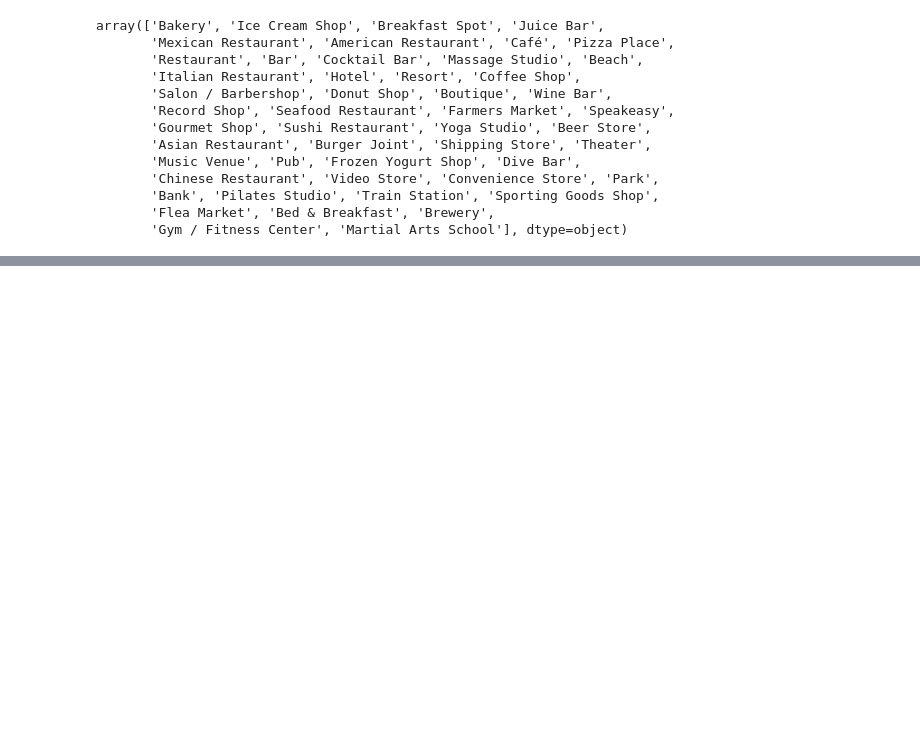
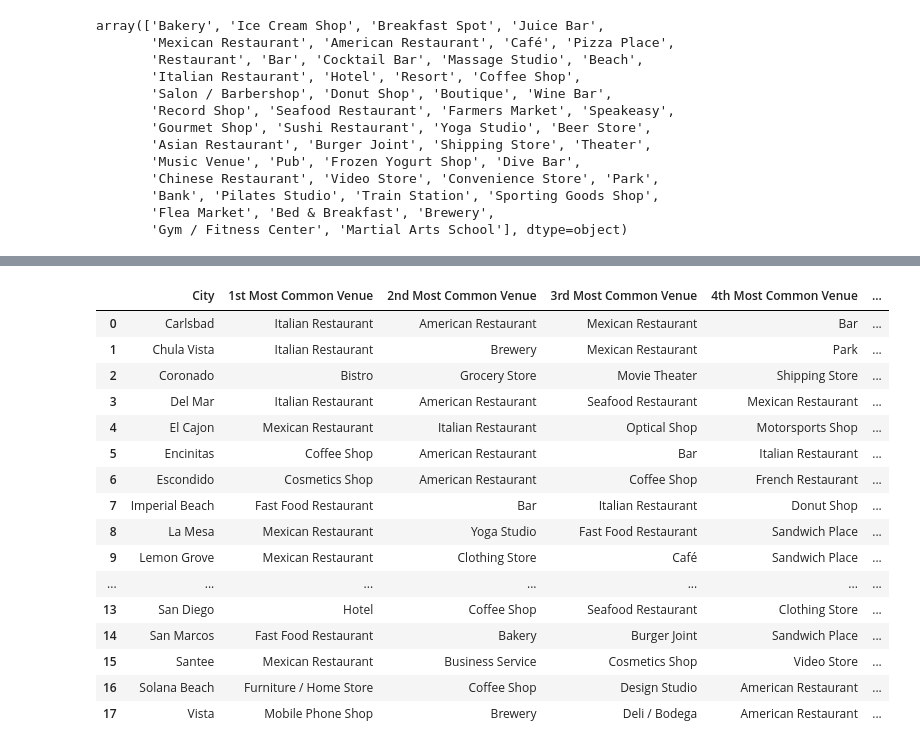
Before and after one commit to jbizzlefoshizzle/IBM_Capstone_Project, a Jupyter notebook: San Diego Notebook.ipynb, the cells around one changed output, grey strips where cells are left out. Saved outputs shown, nothing was run; the diff lists cells and outputs as text; code cells hidden in the pictures; blank space fills up the shorter version.

```diff
--- a/San Diego Notebook.ipynb
+++ b/San Diego Notebook.ipynb
@@ -260,0 +311,14 @@ array(['Bakery', 'Ice Cream Shop', 'Breakfast Spot', 'Juice Bar',
+# %%
+# Taking the top 5 venue types for each city
+
+num_top_venues = 5
+
+for city in one_hot_group['City']:
+    print("----"+city+"----")
+    temp = one_hot_group[one_hot_group['City'] == city].T.reset_index()
+    temp.columns = ['venue','freq']
+    temp = temp.iloc[1:]
+    temp['freq'] = temp['freq'].astype(float)
+    temp = temp.round({'freq': 2})
+    print(temp.sort_values('freq', ascending=False).reset_index(drop=True).head(num_top_venues))
+    print('\n')
@@ -260,0 +343,49 @@ array(['Bakery', 'Ice Cream Shop', 'Breakfast Spot', 'Juice Bar',
+# %%
+# A function to sort the venues in descending order
+
+def return_most_common_venues(row, num_top_venues):
+    row_categories = row.iloc[1:]
+    row_categories_sorted = row_categories.sort_values(ascending=False)
+
+    return row_categories_sorted.index.values[0:num_top_venues]
+# %%
+# Putting the top 5 venues for each city in a dataframe
+
+num_top_venues = 5
+
+indicators = ['st', 'nd', 'rd']
+
+# create columns according to number of top venues
+columns = ['City']
+for ind in np.arange(num_top_venues):
+    try:
+        columns.append('{}{} Most Common Venue'.format(ind+1, indicators[ind]))
+    except:
+        columns.append('{}th Most Common Venue'.format(ind+1))
+
+# create a new dataframe
+sd_venues_sorted = pd.DataFrame(columns=columns)
+sd_venues_sorted['City'] = one_hot_group['City']
+
+for ind in np.arange(one_hot_group.shape[0]):
+    sd_venues_sorted.iloc[ind, 1:] = return_most_common_venues(one_hot_group.iloc[ind, :], num_top_venues)
+
+sd_venues_sorted
+# %% [output]
+|  | City | 1st Most Common Venue | 2nd Most Common Venue | 3rd Most Common Venue | 4th Most Common Venue | ... |
+| 0 | Carlsbad | Italian Restaurant | American Restaurant | Mexican Restaurant | Bar | ... |
+| 1 | Chula Vista | Italian Restaurant | Brewery | Mexican Restaurant | Park | ... |
+| 2 | Coronado | Bistro | Grocery Store | Movie Theater | Shipping Store | ... |
+| 3 | Del Mar | Italian Restaurant | American Restaurant | Seafood Restaurant | Mexican Restaurant | ... |
+| 4 | El Cajon | Mexican Restaurant | Italian Restaurant | Optical Shop | Motorsports Shop | ... |
+| 5 | Encinitas | Coffee Shop | American Restaurant | Bar | Italian Restaurant | ... |
+| 6 | Escondido | Cosmetics Shop | American Restaurant | Coffee Shop | French Restaurant | ... |
+| 7 | Imperial Beach | Fast Food Restaurant | Bar | Italian Restaurant | Donut Shop | ... |
+| 8 | La Mesa | Mexican Restaurant | Yoga Studio | Fast Food Restaurant | Sandwich Place | ... |
+| 9 | Lemon Grove | Mexican Restaurant | Clothing Store | Café | Sandwich Place | ... |
+| ... | ... | ... | ... | ... | ... | ... |
+| 13 | San Diego | Hotel | Coffee Shop | Seafood Restaurant | Clothing Store | ... |
+| 14 | San Marcos | Fast Food Restaurant | Bakery | Burger Joint | Sandwich Place | ... |
+| 15 | Santee | Mexican Restaurant | Business Service | Cosmetics Shop | Video Store | ... |
+| 16 | Solana Beach | Furniture / Home Store | Coffee Shop | Design Studio | American Restaurant | ... |
+| 17 | Vista | Mobile Phone Shop | Brewery | Deli / Bodega | American Restaurant | ... |
```
Also changed, not shown: parts of 13 cells of this notebook.
